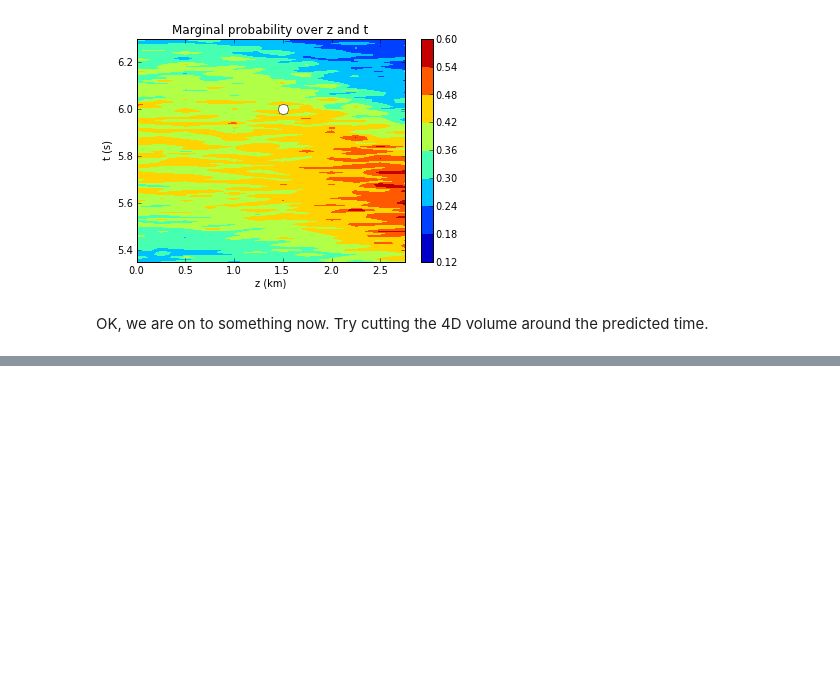
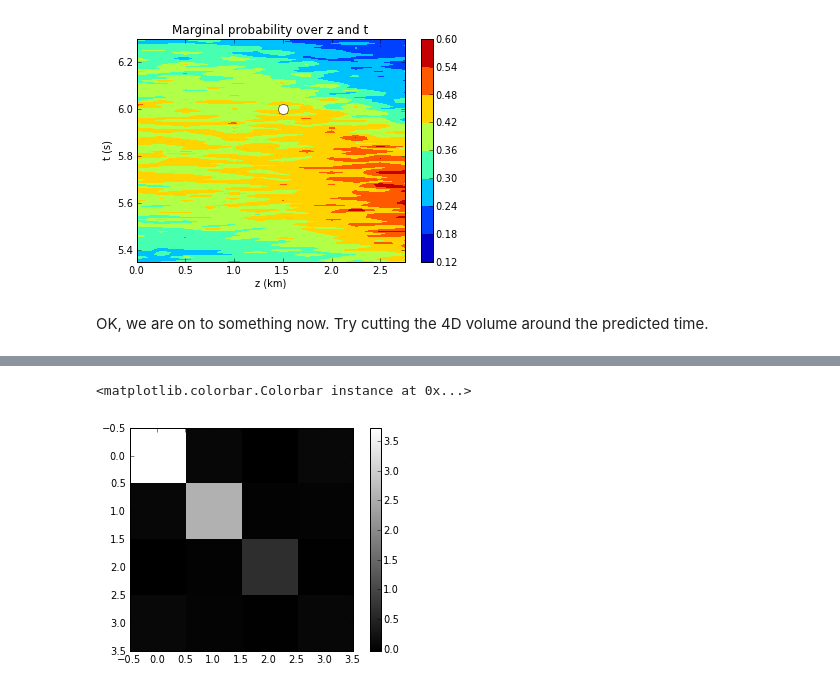
Before and after one commit to amaggi/waveloc, a Jupyter notebook: PyProgs/test_migration.ipynb, the cells around one changed output, grey strips where cells are left out. Cells and saved outputs as stored; diff of their text form; code cells hidden in the pictures; blank space fills up the shorter version.

```diff
--- a/PyProgs/test_migration.ipynb
+++ b/PyProgs/test_migration.ipynb
@@ -81,0 +97,5 @@ yz_cut=stack_grid[ix_true,:,:,it_exp]p=plt.contourf(y,z,yz_cut.T)plt.plot(y[iy_t
+# %%
+p=plt.imshow(cov_matrix,cmap=cm.gray,interpolation='nearest')plt.colorbar(p)
+# %% [output]
+<matplotlib.colorbar.Colorbar instance at 0x...>
+[figure, added]
```
Also changed, not shown: parts of 9 cells of this notebook, 7 other files.
